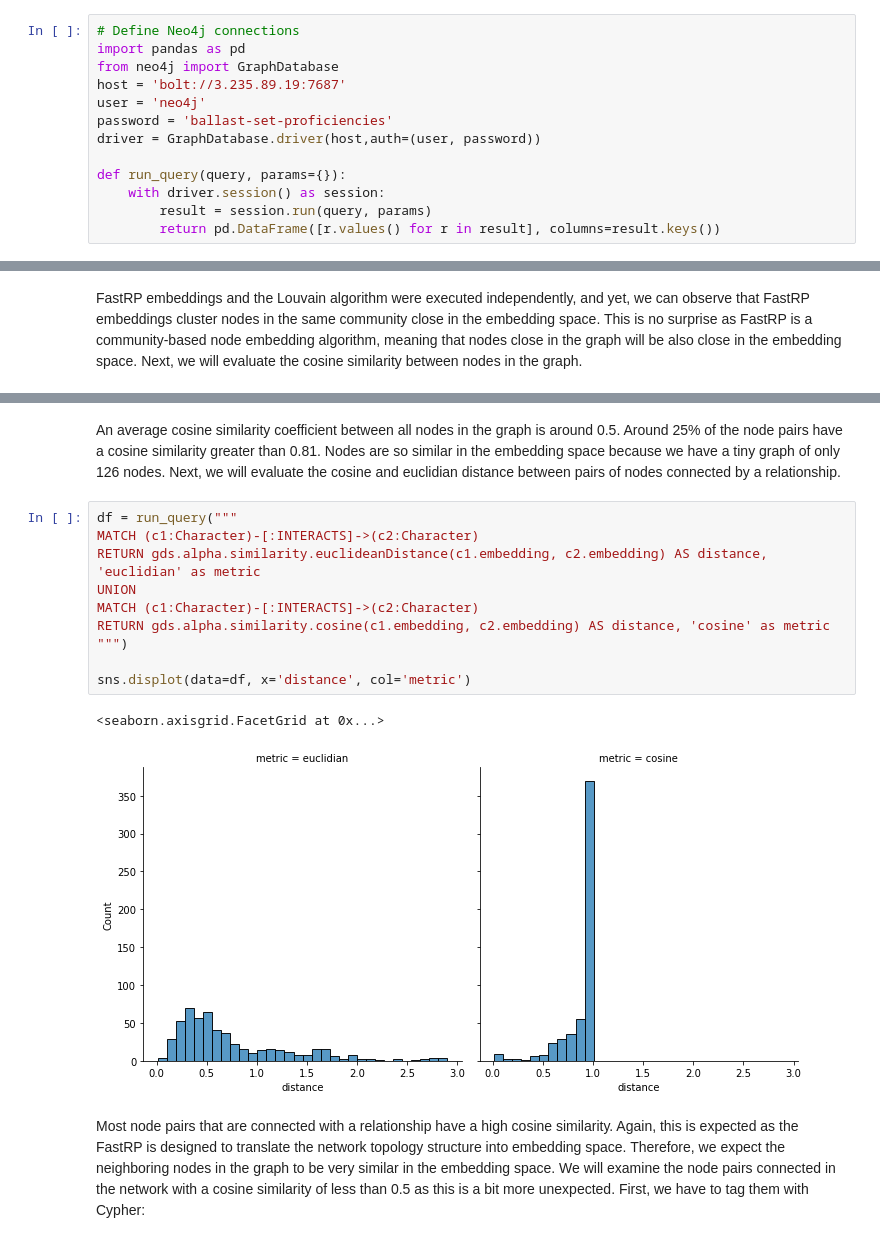
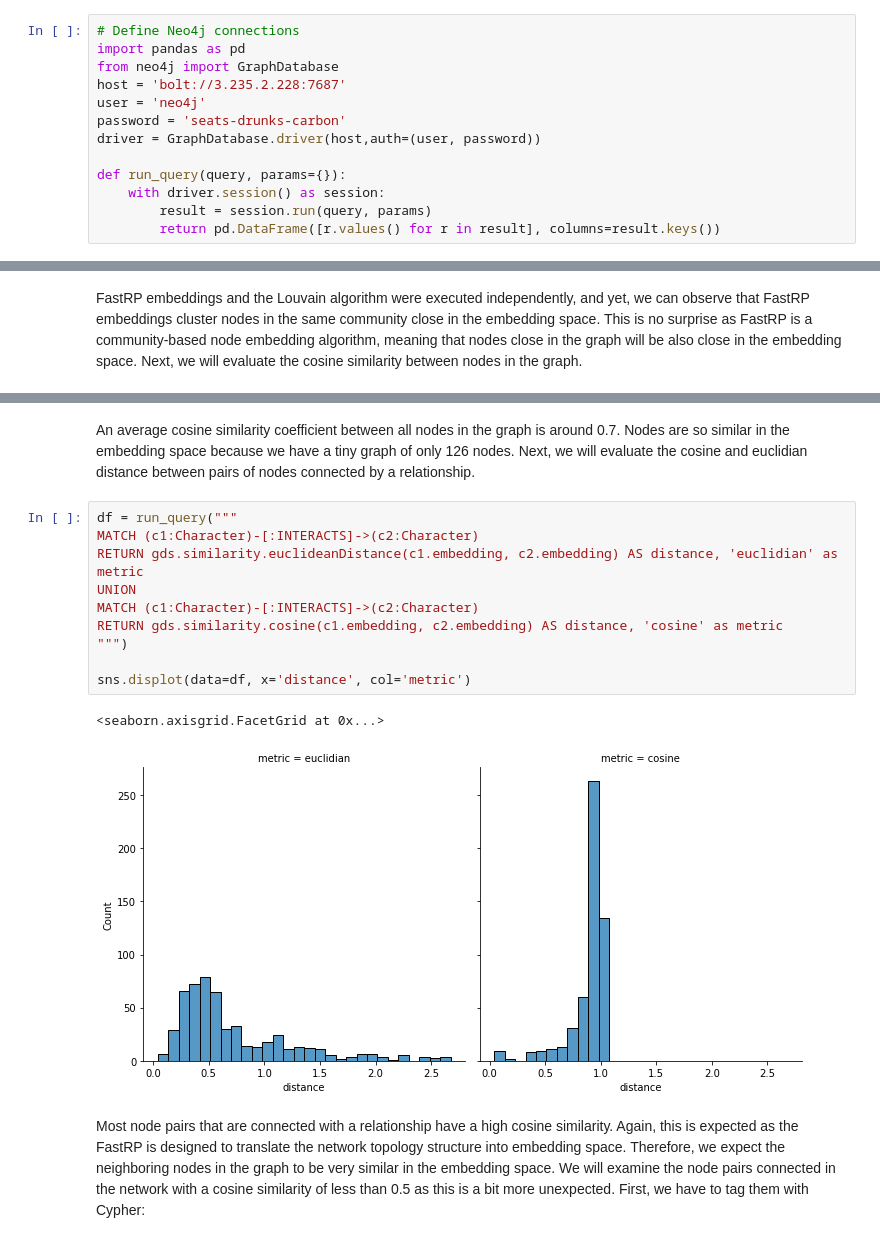
Before and after one commit to tomasonjo/blogs, a Jupyter notebook: lp-combiner/Link prediction combiner.ipynb, the cells around one changed output, grey strips where cells are left out. Saved outputs shown, nothing was run; the diff lists cells and outputs as text.

```diff
--- a/lp-combiner/Link prediction combiner.ipynb
+++ b/lp-combiner/Link prediction combiner.ipynb
@@ -2,9 +20,9 @@
 # Define Neo4j connections
 import pandas as pd
 from neo4j import GraphDatabase
-host = 'bolt://3.235.89.19:7687'
+host = 'bolt://3.235.2.228:7687'
 user = 'neo4j'
-password = 'ballast-set-proficiencies'
+password = 'seats-drunks-carbon'
 driver = GraphDatabase.driver(host,auth=(user, password))
 
 def run_query(query, params={}):
@@ -134,18 +163,18 @@ RETURN nodes, similarityPairs, min, max, mean, p25, p50, p75, p90, p95, p99
 # %% [markdown]
-An average cosine similarity coefficient between all nodes in the graph is around 0.5. Around 25% of the node pairs have a cosine similarity greater than 0.81. Nodes are so similar in the embedding space because we have a tiny graph of only 126 nodes. Next, we will evaluate the cosine and euclidian distance between pairs of nodes connected by a relationship.
+An average cosine similarity coefficient between all nodes in the graph is around 0.7. Nodes are so similar in the embedding space because we have a tiny graph of only 126 nodes. Next, we will evaluate the cosine and euclidian distance between pairs of nodes connected by a relationship.
 # %%
 df = run_query("""
 MATCH (c1:Character)-[:INTERACTS]->(c2:Character)
-RETURN gds.alpha.similarity.euclideanDistance(c1.embedding, c2.embedding) AS distance, 'euclidian' as metric
+RETURN gds.similarity.euclideanDistance(c1.embedding, c2.embedding) AS distance, 'euclidian' as metric
 UNION
 MATCH (c1:Character)-[:INTERACTS]->(c2:Character)
-RETURN gds.alpha.similarity.cosine(c1.embedding, c2.embedding) AS distance, 'cosine' as metric
+RETURN gds.similarity.cosine(c1.embedding, c2.embedding) AS distance, 'cosine' as metric
 """)
 
 sns.displot(data=df, x='distance', col='metric')
 # %% [output]
 <seaborn.axisgrid.FacetGrid at 0x...>
-[figure, old version]
+[figure, new version]
 # %% [markdown]
 Most node pairs that are connected with a relationship have a high cosine similarity. Again, this is expected as the FastRP is designed to translate the network topology structure into embedding space. Therefore, we expect the neighboring nodes in the graph to be very similar in the embedding space. We will examine the node pairs connected in the network with a cosine similarity of less than 0.5 as this is a bit more unexpected. First, we have to tag them with Cypher:
 # %%
```
Also changed, not shown: parts of 20 cells of this notebook.
